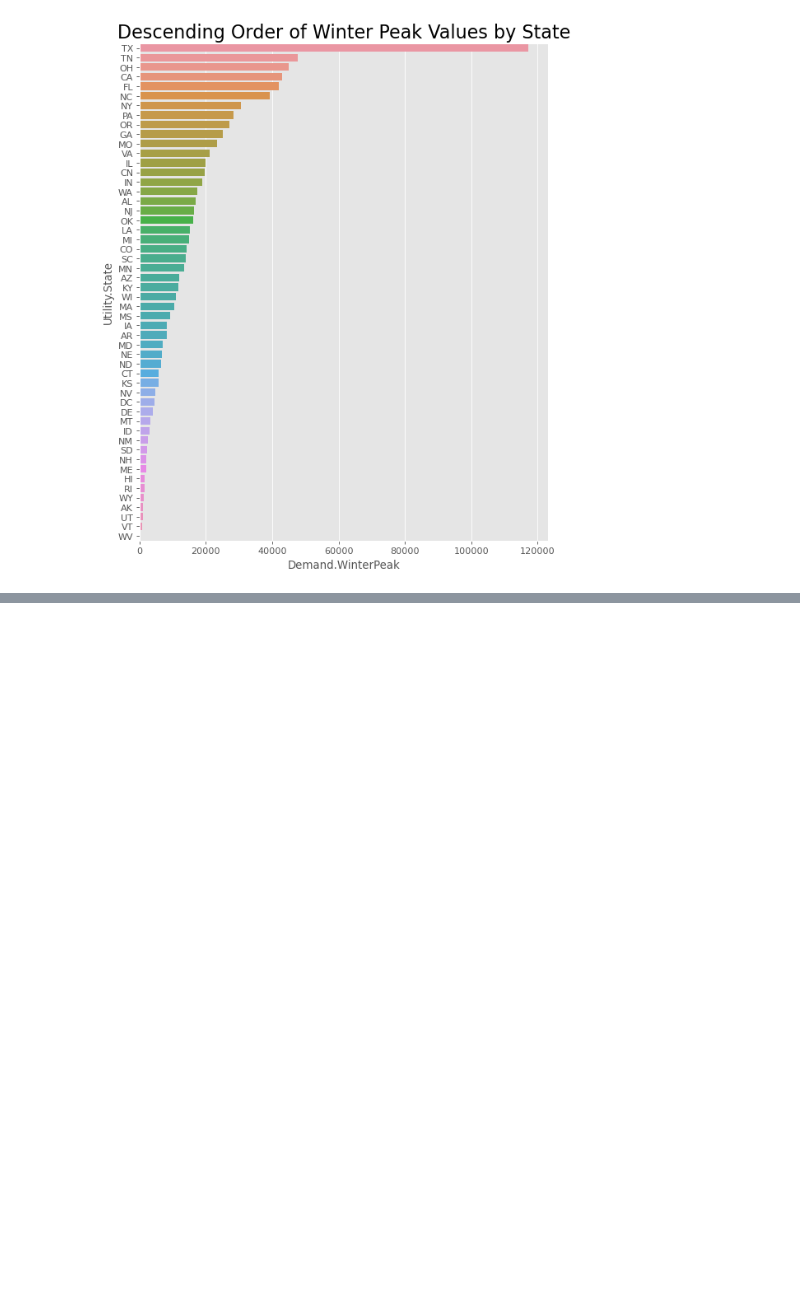
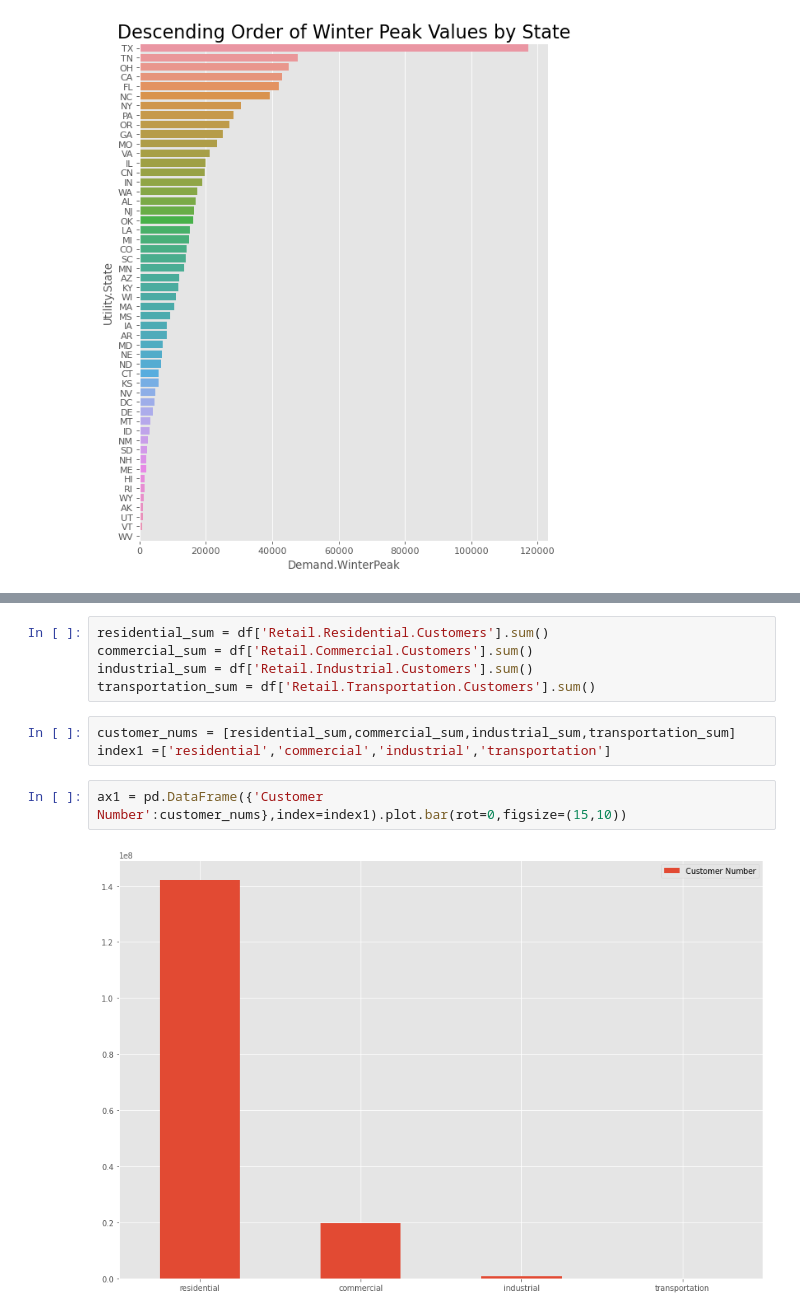
Before and after one commit to zhuy9/DMwP-EnergyUsage, a Jupyter notebook: Project_workspace.ipynb, the cells around one changed output, grey strips where cells are left out. Drawn from its saved outputs; the diff is of its cells as text; blank space fills up the shorter version.

Commit message:
Worked on retail customer section

```diff
--- a/Project_workspace.ipynb
+++ b/Project_workspace.ipynb
@@ -449,0 +446,12 @@ sum_win_peak_state.sort_values(by='Balance Ratio', ascending=False).head(5)
+# %%
+residential_sum = df['Retail.Residential.Customers'].sum()
+commercial_sum = df['Retail.Commercial.Customers'].sum()
+industrial_sum = df['Retail.Industrial.Customers'].sum()
+transportation_sum = df['Retail.Transportation.Customers'].sum()
+# %%
+customer_nums = [residential_sum,commercial_sum,industrial_sum,transportation_sum]
+index1 =['residential','commercial','industrial','transportation']
+# %%
+ax1 = pd.DataFrame({'Customer Number':customer_nums},index=index1).plot.bar(rot=0,figsize=(15,10))
+# %% [output]
+[figure, added]
```
Also changed, not shown: parts of 9 cells of this notebook.
